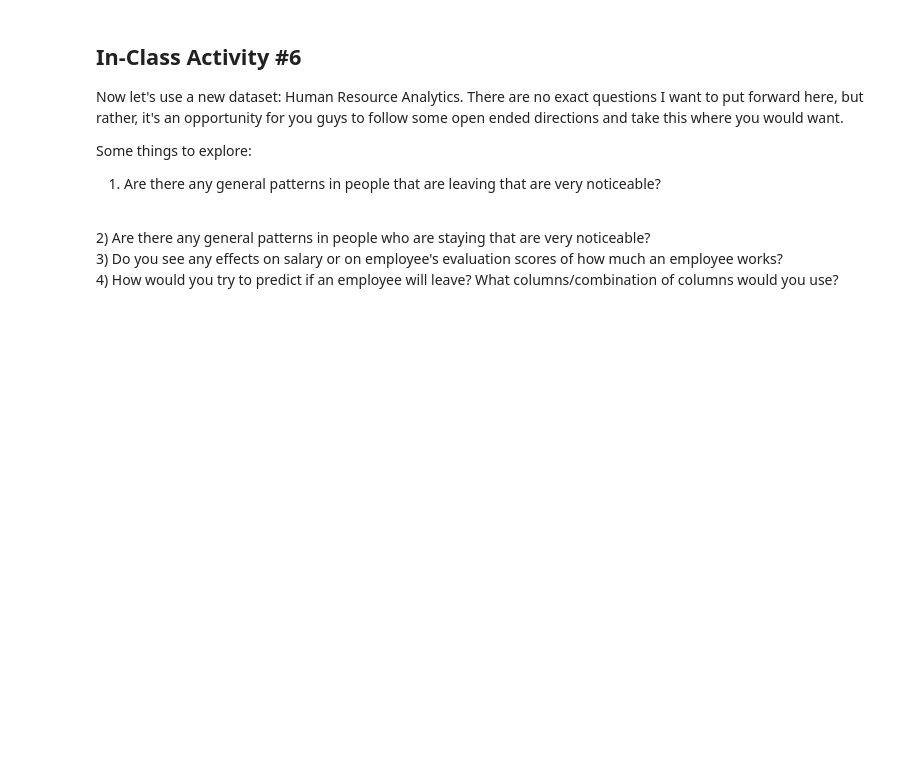
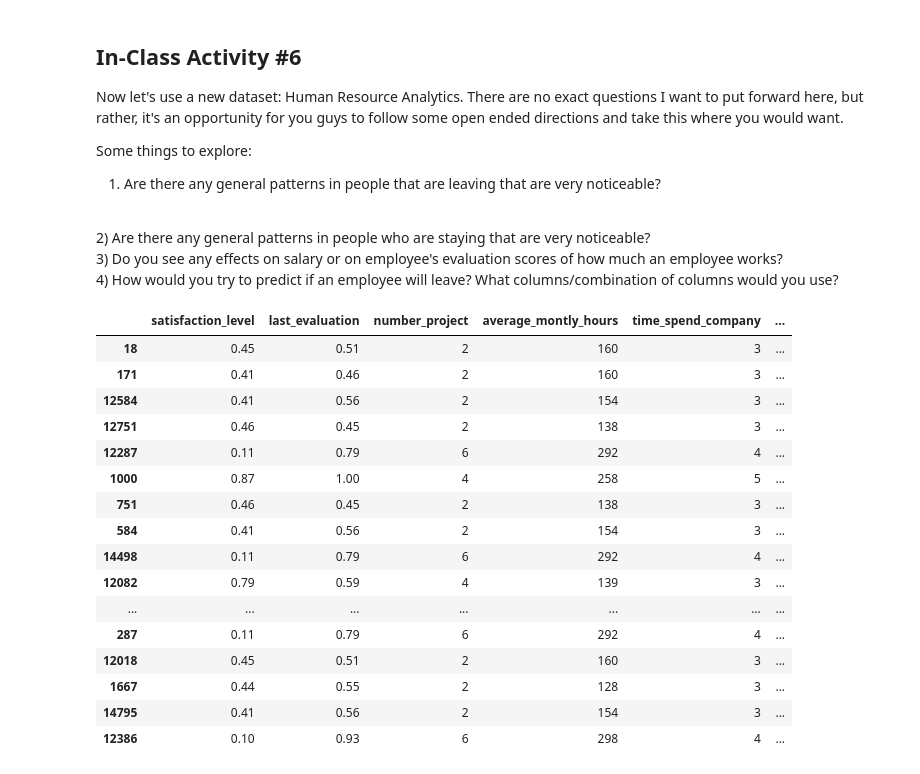
Before and after one commit to pangyan/machine-learning, a Jupyter notebook: 101-foundation/W1.2 Pandas101/W1.2 Pandas101.ipynb, the cells around one changed output. Saved outputs shown, nothing was run; the diff lists cells and outputs as text; code cells hidden in the pictures; blank space fills up the shorter version.

```diff
--- a/101-foundation/W1.2 Pandas101/W1.2 Pandas101.ipynb
+++ b/101-foundation/W1.2 Pandas101/W1.2 Pandas101.ipynb
@@ -638,0 +636,37 @@ hr = pd.read_csv('')
+# %%
+hr = pd.read_csv('HR_comma_sep.csv')
+#print(list(hr))
+
+#print(type(hr))
+#print(hr.index)
+#hr.index?
+
+#hr = pd.DataFrame(hr.dropna(how='any'))
+#print(type(hr))
+#print(hr.index)
+#hr.index?
+
+
+left = hr[hr['left'] == 1]
+left = left.sort_values(by='promotion_last_5years', ascending=False)
+left.head(20)
+
+left1 = left.group
+# %% [output]
+|  | satisfaction_level | last_evaluation | number_project | average_montly_hours | time_spend_company | ... |
+| 18 | 0.45 | 0.51 | 2 | 160 | 3 | ... |
+| 171 | 0.41 | 0.46 | 2 | 160 | 3 | ... |
+| 12584 | 0.41 | 0.56 | 2 | 154 | 3 | ... |
+| 12751 | 0.46 | 0.45 | 2 | 138 | 3 | ... |
+| 12287 | 0.11 | 0.79 | 6 | 292 | 4 | ... |
+| 1000 | 0.87 | 1.00 | 4 | 258 | 5 | ... |
+| 751 | 0.46 | 0.45 | 2 | 138 | 3 | ... |
+| 584 | 0.41 | 0.56 | 2 | 154 | 3 | ... |
+| 14498 | 0.11 | 0.79 | 6 | 292 | 4 | ... |
+| 12082 | 0.79 | 0.59 | 4 | 139 | 3 | ... |
+| ... | ... | ... | ... | ... | ... | ... |
+| 287 | 0.11 | 0.79 | 6 | 292 | 4 | ... |
+| 12018 | 0.45 | 0.51 | 2 | 160 | 3 | ... |
+| 1667 | 0.44 | 0.55 | 2 | 128 | 3 | ... |
+| 14795 | 0.41 | 0.56 | 2 | 154 | 3 | ... |
+| 12386 | 0.10 | 0.93 | 6 | 298 | 4 | ... |
```
Also changed, not shown: parts of 2 cells of this notebook.
